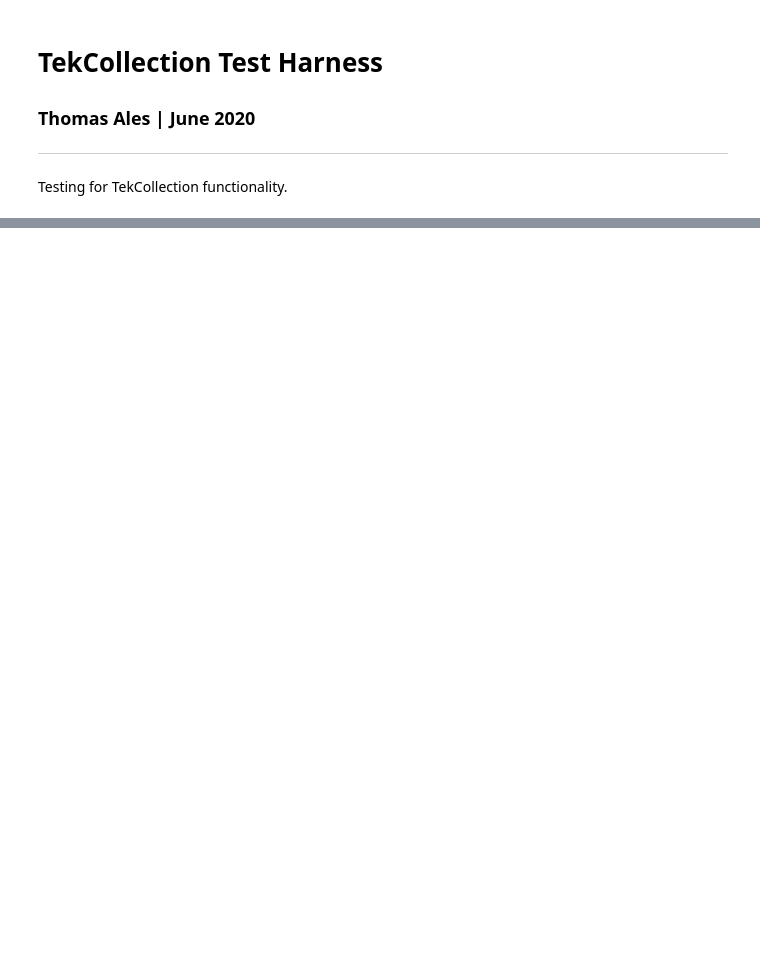
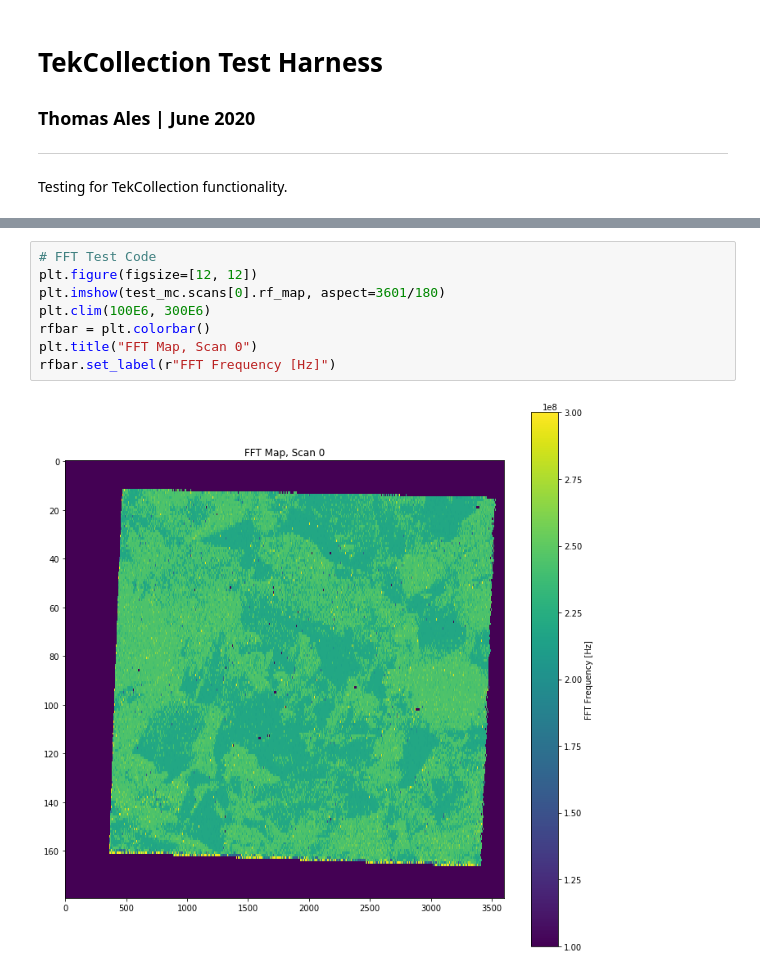
Before and after one commit to TKAles/visu, a Jupyter notebook: POC/TekCollection Test Harness.ipynb, the cells around one changed output, grey strips where cells are left out. Saved outputs shown, nothing was run; the diff lists cells and outputs as text; blank space fills up the shorter version.

```diff
--- a/POC/TekCollection Test Harness.ipynb
+++ b/POC/TekCollection Test Harness.ipynb
@@ -445,0 +89,10 @@ plt.savefig(fileprefix + 'velocitymap-sample04.png')
+# %%
+# FFT Test Code
+plt.figure(figsize=[12, 12])
+plt.imshow(test_mc.scans[0].rf_map, aspect=3601/180)
+plt.clim(100E6, 300E6)
+rfbar = plt.colorbar()
+plt.title("FFT Map, Scan 0")
+rfbar.set_label(r"FFT Frequency [Hz]")
+# %% [output]
+[figure, added]
```
Also changed, not shown: parts of 54 cells of this notebook, 2 other files.
